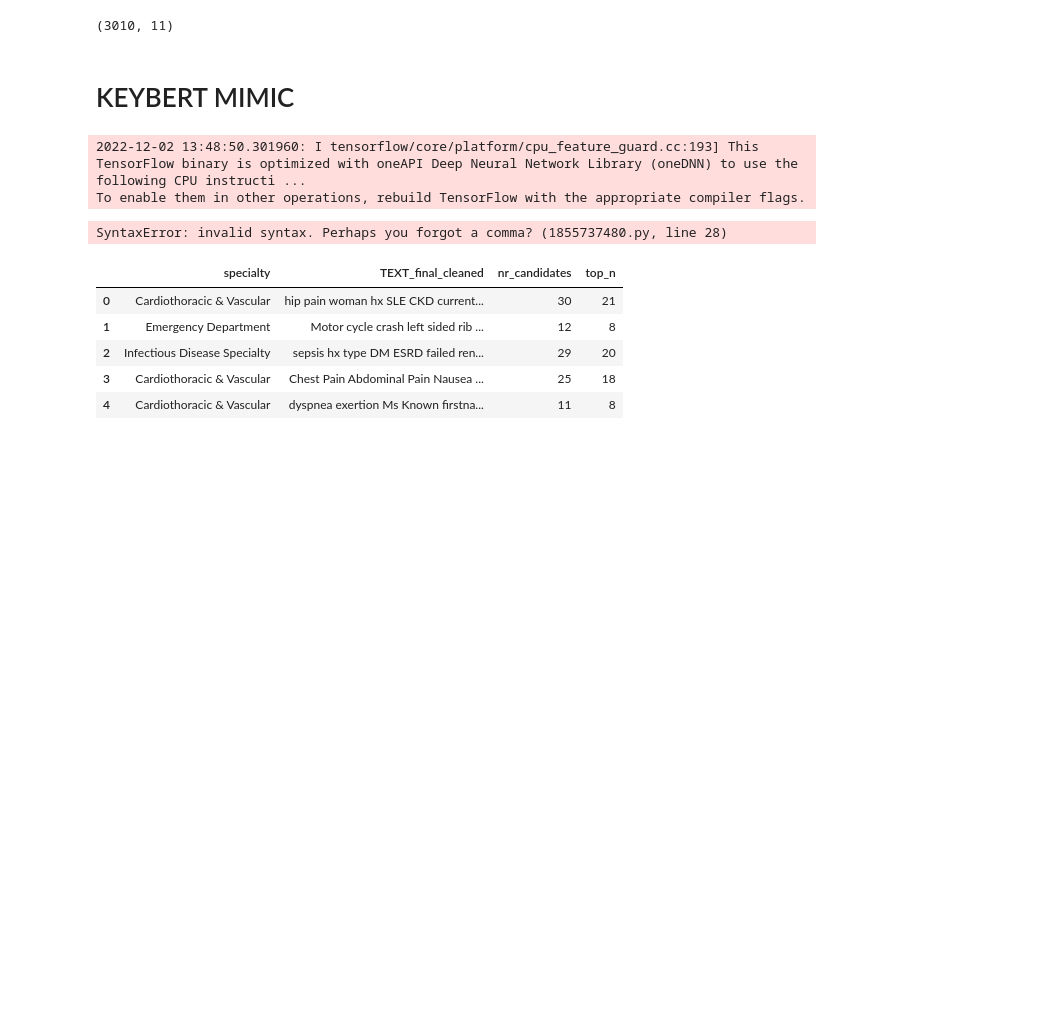
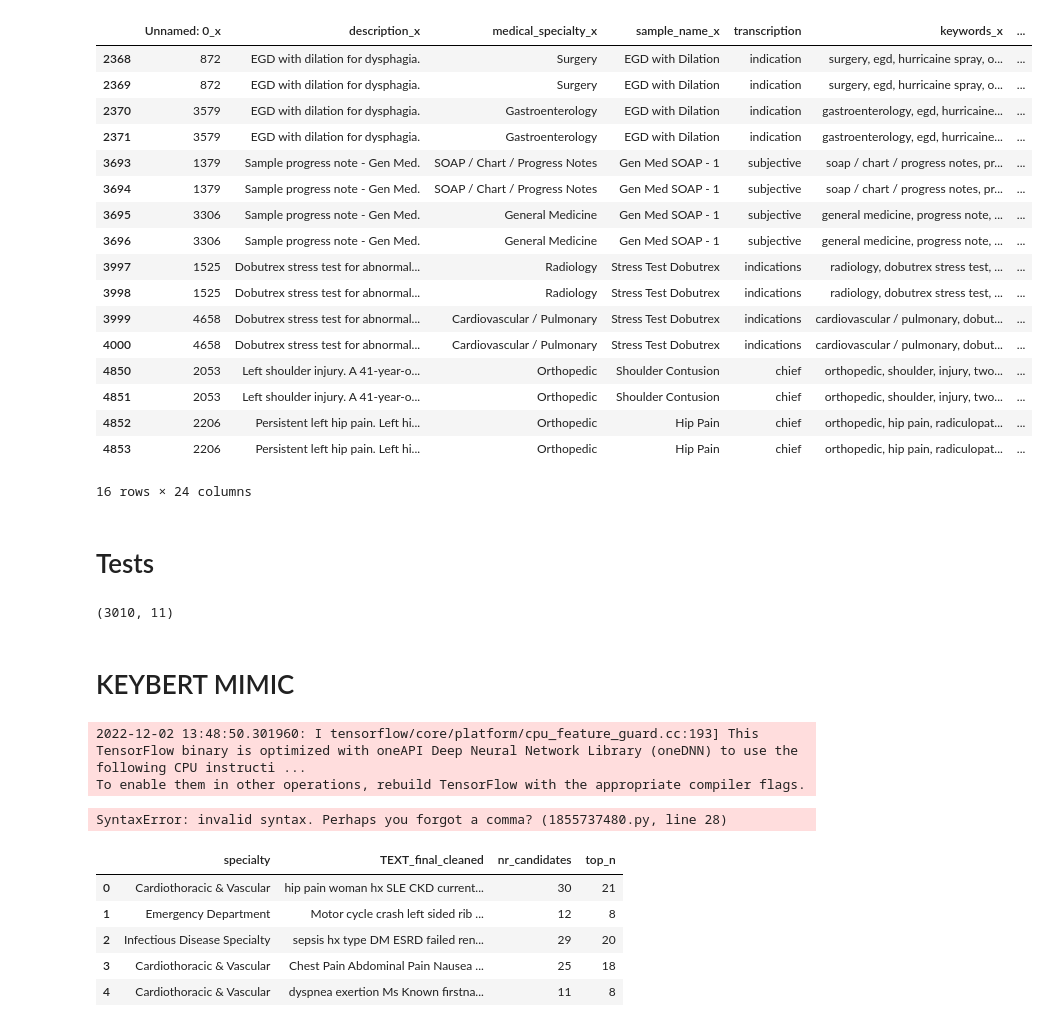
Before and after one commit to Tara-Sophia/NLP_Masterthesis, a Jupyter notebook: test.ipynb, the cells around one changed output. Cells and saved outputs as stored; diff of their text form; code cells hidden in the pictures; blank space fills up the shorter version.

```diff
--- a/test.ipynb
+++ b/test.ipynb
@@ -24,3 +93,27 @@ df.head()
+# %%
+#drop rows where nr_candidates_x = 0
+df_both = df_both[df_both['nr_candidates_x'] != 0]
+# %% [output]
+|  | Unnamed: 0_x | description_x | medical_specialty_x | sample_name_x | transcription | keywords_x | ... |
+| 2368 | 872 | EGD with dilation for dysphagia. | Surgery | EGD with Dilation | indication | surgery, egd, hurricaine spray, o... | ... |
+| 2369 | 872 | EGD with dilation for dysphagia. | Surgery | EGD with Dilation | indication | surgery, egd, hurricaine spray, o... | ... |
+| 2370 | 3579 | EGD with dilation for dysphagia. | Gastroenterology | EGD with Dilation | indication | gastroenterology, egd, hurricaine... | ... |
+| 2371 | 3579 | EGD with dilation for dysphagia. | Gastroenterology | EGD with Dilation | indication | gastroenterology, egd, hurricaine... | ... |
+| 3693 | 1379 | Sample progress note - Gen Med. | SOAP / Chart / Progress Notes | Gen Med SOAP - 1 | subjective | soap / chart / progress notes, pr... | ... |
+| 3694 | 1379 | Sample progress note - Gen Med. | SOAP / Chart / Progress Notes | Gen Med SOAP - 1 | subjective | soap / chart / progress notes, pr... | ... |
+| 3695 | 3306 | Sample progress note - Gen Med. | General Medicine | Gen Med SOAP - 1 | subjective | general medicine, progress note, ... | ... |
+| 3696 | 3306 | Sample progress note - Gen Med. | General Medicine | Gen Med SOAP - 1 | subjective | general medicine, progress note, ... | ... |
+| 3997 | 1525 | Dobutrex stress test for abnormal... | Radiology | Stress Test Dobutrex | indications | radiology, dobutrex stress test, ... | ... |
+| 3998 | 1525 | Dobutrex stress test for abnormal... | Radiology | Stress Test Dobutrex | indications | radiology, dobutrex stress test, ... | ... |
+| 3999 | 4658 | Dobutrex stress test for abnormal... | Cardiovascular / Pulmonary | Stress Test Dobutrex | indications | cardiovascular / pulmonary, dobut... | ... |
+| 4000 | 4658 | Dobutrex stress test for abnormal... | Cardiovascular / Pulmonary | Stress Test Dobutrex | indications | cardiovascular / pulmonary, dobut... | ... |
+| 4850 | 2053 | Left shoulder injury. A 41-year-o... | Orthopedic | Shoulder Contusion | chief | orthopedic, shoulder, injury, two... | ... |
+| 4851 | 2053 | Left shoulder injury. A 41-year-o... | Orthopedic | Shoulder Contusion | chief | orthopedic, shoulder, injury, two... | ... |
+| 4852 | 2206 | Persistent left hip pain. Left hi... | Orthopedic | Hip Pain | chief | orthopedic, hip pain, radiculopat... | ... |
+| 4853 | 2206 | Persistent left hip pain. Left hi... | Orthopedic | Hip Pain | chief | orthopedic, hip pain, radiculopat... | ... |
+16 rows × 24 columns
+# %% [markdown]
+# Tests
 # %%
 #size of the dataset
 df.shape
```
Also changed, not shown: parts of 6 cells of this notebook, 1 other file.
